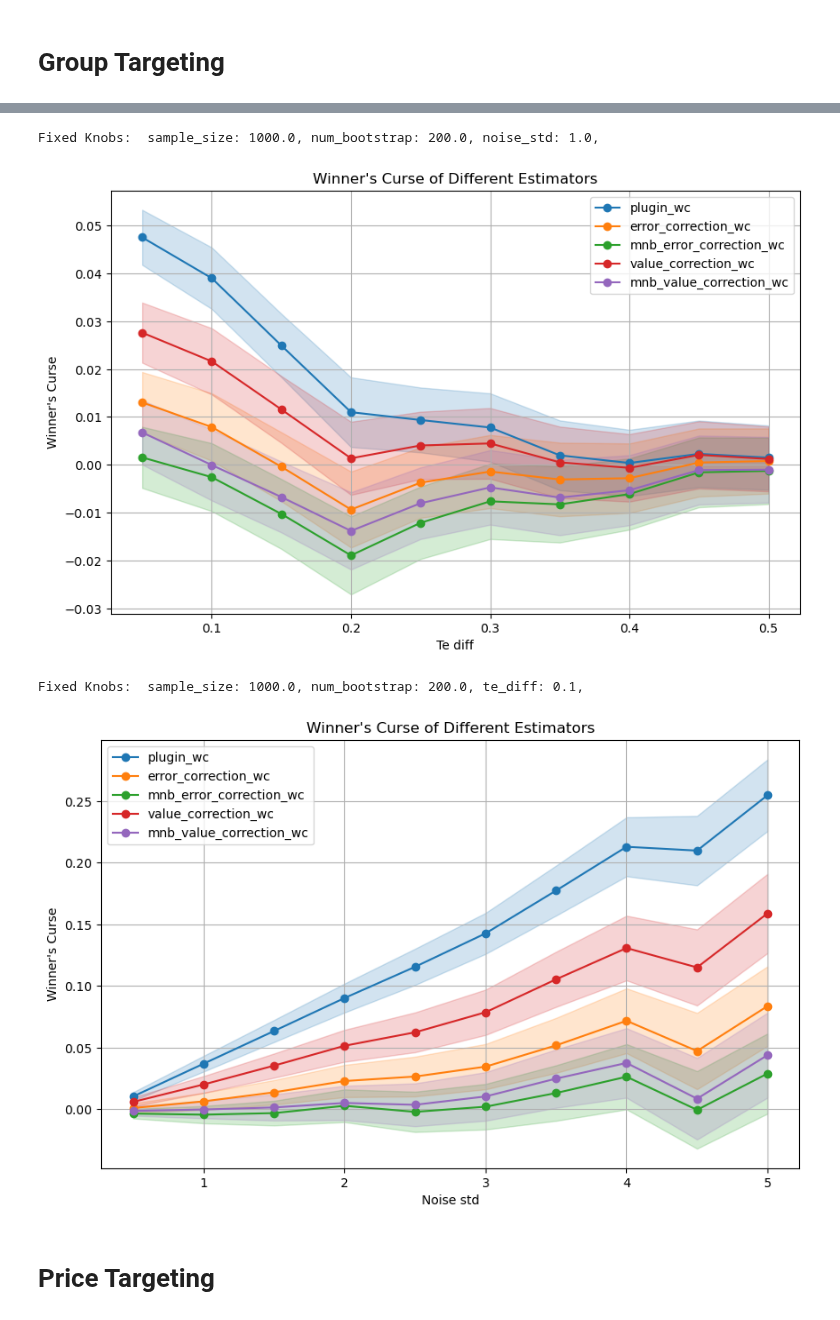
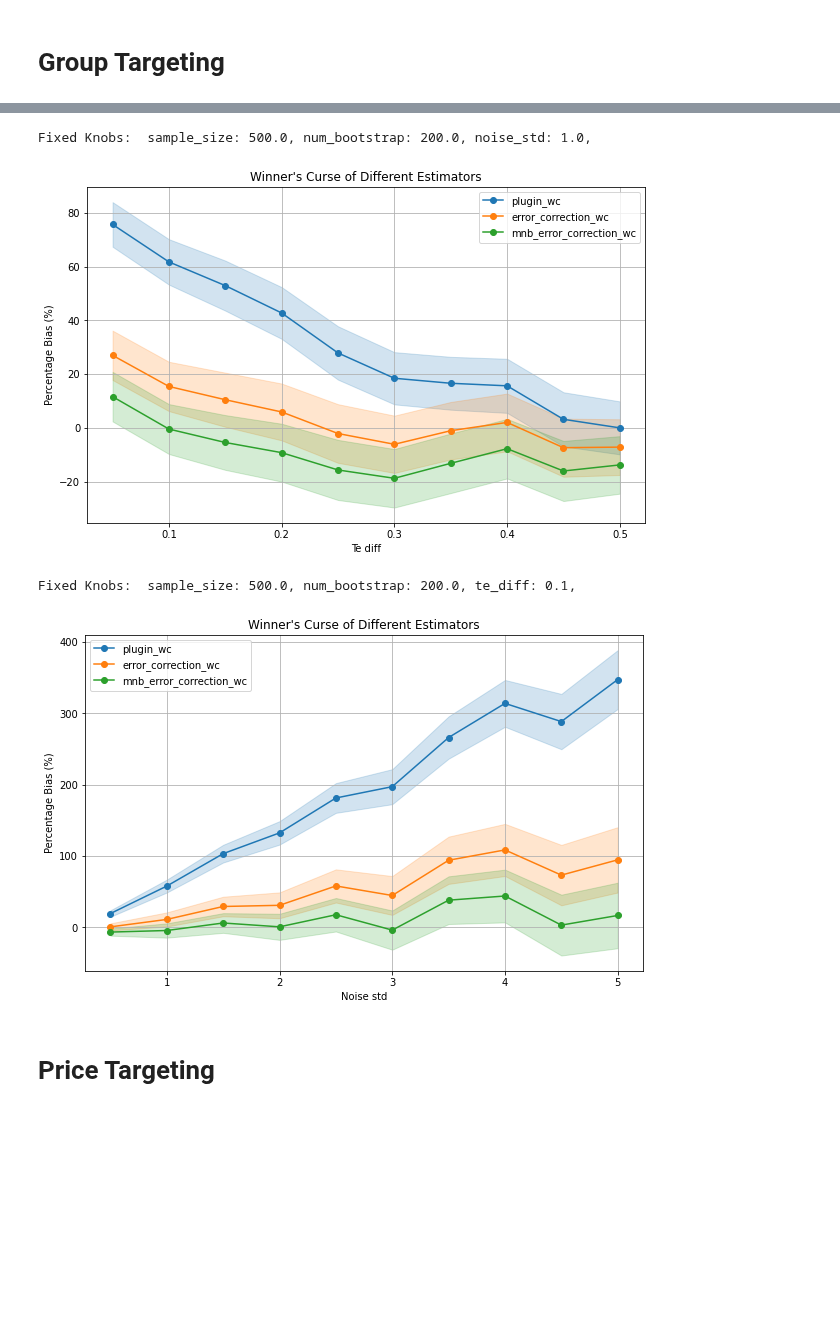
Before and after one commit to iamsikun/winners-curse, a Jupyter notebook: notebooks/result_analysis.ipynb, the cells around one changed output, grey strips where cells are left out. Saved outputs shown, nothing was run; the diff lists cells and outputs as text; code cells hidden in the pictures; blank space fills up the shorter version.

Commit message:
Added visualization results

```diff
--- a/notebooks/result_analysis.ipynb
+++ b/notebooks/result_analysis.ipynb
@@ -57,18 +175,20 @@ Fixed Knobs:  sample_size: 100, num_bootstrap: 500.0, noise_std: 1.0, te_diff: 0
 # %%
 plot_winners_curse_2d(
-    'results/te_diff_test.csv',
-    x='te_diff', confidence_level=0.95,
+    'results/te_diff_test.csv', basis_unit=0.1,
+    x='te_diff', confidence_level=0.95, estimators=['plugin', 'error_correction', 'mnb_error_correction'],
+    save_dir='figures/consumer_targeting_te_diff_test.png'
 )
 # %% [output]
-Fixed Knobs:  sample_size: 1000.0, num_bootstrap: 200.0, noise_std: 1.0,
+Fixed Knobs:  sample_size: 500.0, num_bootstrap: 200.0, noise_std: 1.0,
-[figure, old version]
+[figure, new version]
 # %%
 plot_winners_curse_2d(
-    'results/noise_std_test.csv',
-    x='noise_std', confidence_level=0.95,
+    'results/noise_std_test.csv', basis_unit=0.1,
+    x='noise_std', confidence_level=0.95, estimators=['plugin', 'error_correction', 'mnb_error_correction'],
+    save_dir='figures/consumer_targeting_noise_std_test.png'
 )
 # %% [output]
-Fixed Knobs:  sample_size: 1000.0, num_bootstrap: 200.0, te_diff: 0.1,
+Fixed Knobs:  sample_size: 500.0, num_bootstrap: 200.0, te_diff: 0.1,
-[figure, old version]
+[figure, new version]
 # %% [markdown]
 # Price Targeting
```
Also changed, not shown: parts of 7 cells of this notebook, 4 other files.
